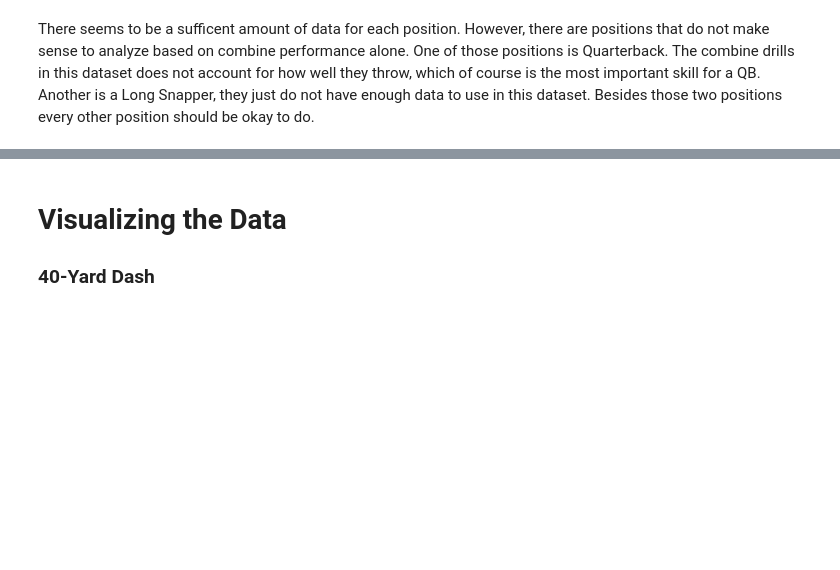
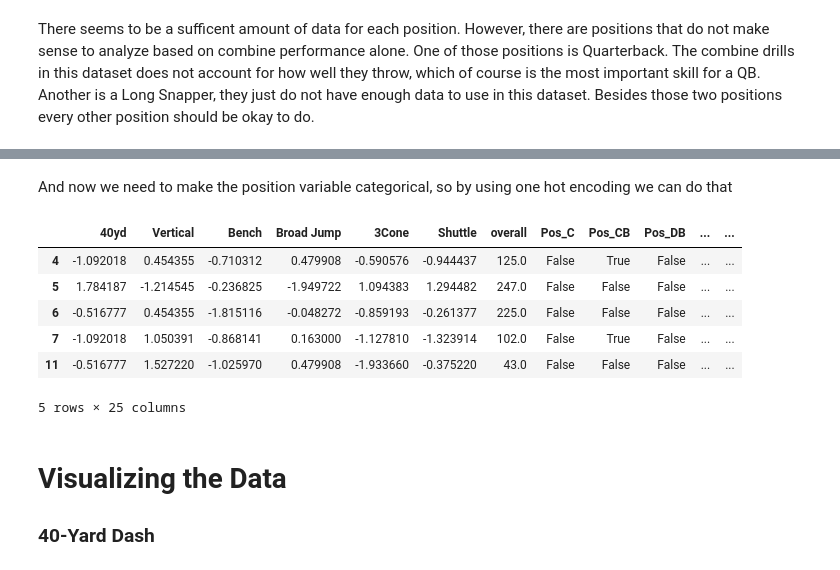
Before and after one commit to mcdonaldpmsoe/CSC2621-Final, a Jupyter notebook: main.ipynb, the cells around one changed output, grey strips where cells are left out. Saved outputs shown, nothing was run; the diff lists cells and outputs as text; code cells hidden in the pictures; blank space fills up the shorter version.

```diff
--- a/main.ipynb
+++ b/main.ipynb
@@ -141,0 +164,4 @@ merged_df = merged_df[(merged_df['Pos'] != 'QB') & (merged_df['Pos'] != 'LS')]
+# %%
+cols_to_exclude = ['Player', 'Ht', 'Wt', 'draft_year', 'round', 'School', 'pick']
+final_scaled_combine_data = scaled_combine_data.drop(cols_to_exclude, axis=1)
+final_scaled_combine_data.head()
@@ -142,3 +175,16 @@ merged_df = merged_df[(merged_df['Pos'] != 'QB') & (merged_df['Pos'] != 'LS')]
+# %% [markdown]
+And now we need to make the position variable categorical, so by using one hot encoding we can do that
+# %%
+final_combine_data = pd.get_dummies(final_scaled_combine_data, columns=['Pos'])
+final_combine_data.head()
+# %% [output]
+|  | 40yd | Vertical | Bench | Broad Jump | 3Cone | Shuttle | overall | Pos_C | Pos_CB | Pos_DB | ... | ... |
+| 4 | -1.092018 | 0.454355 | -0.710312 | 0.479908 | -0.590576 | -0.944437 | 125.0 | False | True | False | ... | ... |
+| 5 | 1.784187 | -1.214545 | -0.236825 | -1.949722 | 1.094383 | 1.294482 | 247.0 | False | False | False | ... | ... |
+| 6 | -0.516777 | 0.454355 | -1.815116 | -0.048272 | -0.859193 | -0.261377 | 225.0 | False | False | False | ... | ... |
+| 7 | -1.092018 | 1.050391 | -0.868141 | 0.163000 | -1.127810 | -1.323914 | 102.0 | False | True | False | ... | ... |
+| 11 | -0.516777 | 1.527220 | -1.025970 | 0.479908 | -1.933660 | -0.375220 | 43.0 | False | False | False | ... | ... |
+5 rows × 25 columns
 # %% [markdown]
 # Visualizing the Data
 
```
Also changed, not shown: parts of 9 cells of this notebook.
